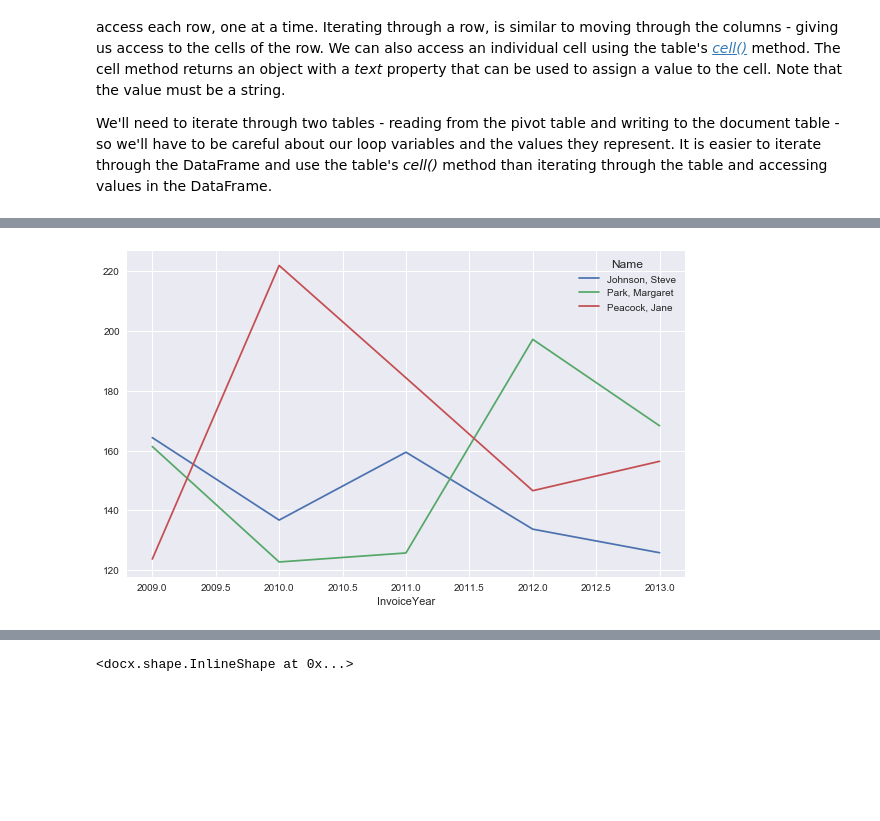
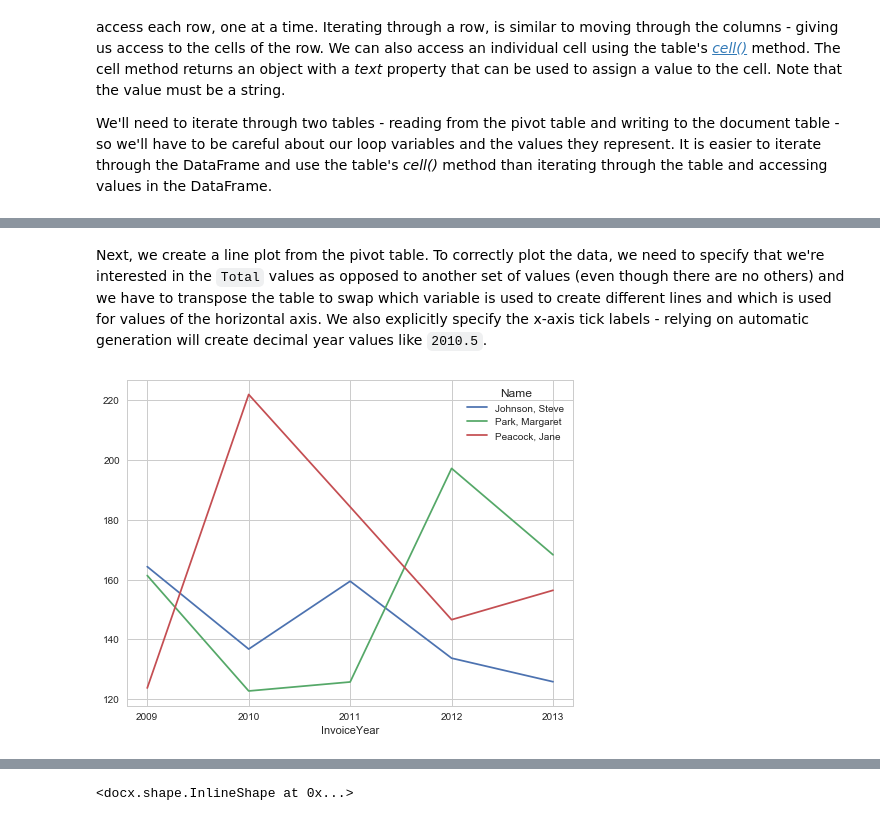
Before and after one commit to zarthur/CSCC-Analytics, a Jupyter notebook: 07-Reporting-Dashboards.ipynb, the cells around one changed output, grey strips where cells are left out. Cells and saved outputs as stored; diff of their text form; code cells hidden in the pictures; blank space fills up the shorter version.

```diff
--- a/07-Reporting-Dashboards.ipynb
+++ b/07-Reporting-Dashboards.ipynb
@@ -99,7 +101,7 @@ Each record in the result corresponds to an invoice. For our sales report, we'll
 We'll also extract the year from each `InvoiceDate`.  The date data returned from the database is stored as an *Object* so we'll need to use pandas' [*to_datetime()*](https://pandas.pydata.org/pandas-docs/stable/generated/pandas.to_datetime.html) function to convert the type before extracting the year.  Alternatively, we could extract the year substring from the original string itself.
 # %%
 sales_data['Name'] = sales_data.LastName + ", " + sales_data.FirstName
-sales_data['InvoiceYear'] = pd.to_datetime(sales_data.InvoiceDate).dt.year
+sales_data['InvoiceYear'] = pd.to_datetime(sales_data.InvoiceDate).dt.year.astype(int)
 sales_data.head()
 # %% [output]
 |  | EmployeeId | FirstName | LastName | Total | InvoiceDate | Name | InvoiceYear |
@@ -206,7 +214,11 @@ Unfortunately, the python-docx library doesn't support charts.  While there are
 # %%
 import seaborn as sns
-sns.set(rc={'figure.figsize':(10,6)})
+sns.set(rc={'figure.figsize':(8,6)})
+sns.set_style("whitegrid")
+# %% [markdown]
+Next, we create a line plot from the pivot table.  To correctly plot the data, we need to specify that we're interested in the `Total` values as opposed to another set of values (even though there are no others) and we have to transpose the table to swap which variable is used to create different lines and which is used for values of the horizontal axis.  We also explicitly specify the x-axis tick labels - relying on automatic generation will create decimal year values like `2010.5`.
 # %%
-sales_plot = sales_pivot['Total'].transpose().plot()
+x_ticks = sales_pivot['Total'].columns.values
+sales_plot = sales_pivot['Total'].transpose().plot(xticks=x_ticks)
 # %% [output]
-[figure, old version]
+[figure, new version]
```
Also changed, not shown: parts of 10 cells of this notebook, 6 other files.
